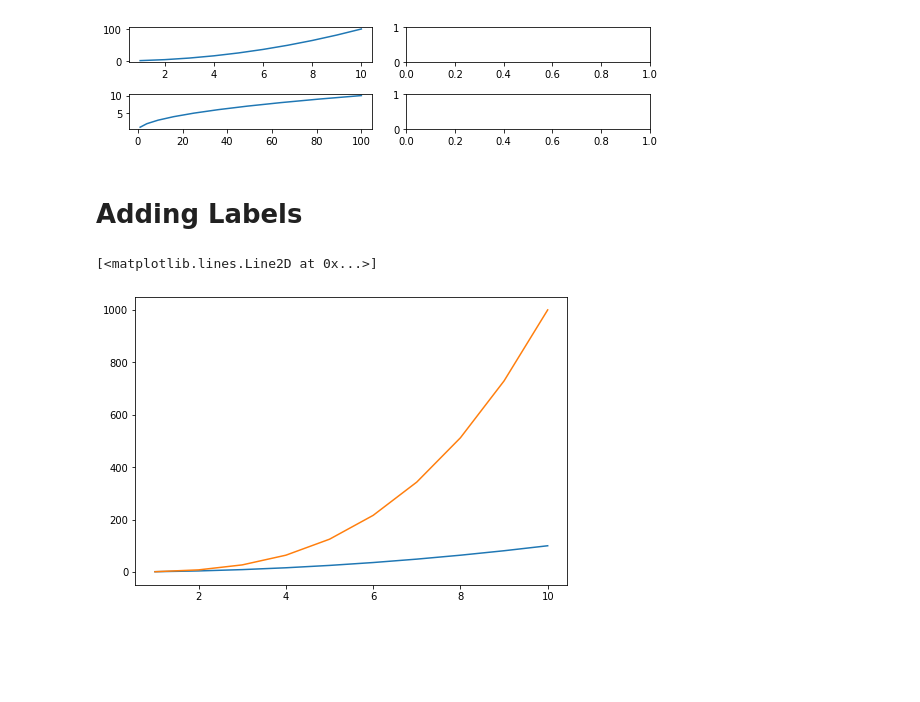
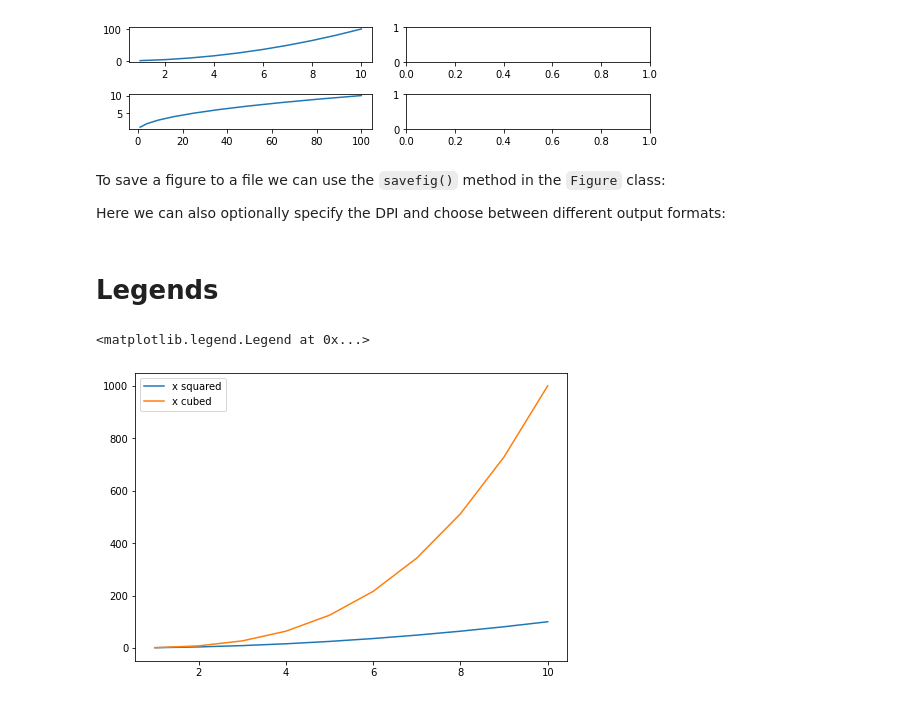
Before and after one commit to chaithrakc/DataScience-Bootcamp, a Jupyter notebook: S08Matplotlib/matplotlib-basic.ipynb, the cells around one changed output. Saved outputs shown, nothing was run; the diff lists cells and outputs as text; code cells hidden in the pictures; blank space fills up the shorter version.

```diff
--- a/S08Matplotlib/matplotlib-basic.ipynb
+++ b/S08Matplotlib/matplotlib-basic.ipynb
@@ -215,21 +262,28 @@ formats for saving the figure - png, jpeg, eps, svg, pgf, and pdf
 fig
 # %% [output]
 [figure]
+# %% [markdown]
+To save a figure to a file we can use the `savefig()` method in the `Figure` class:
+
+Here we can also optionally specify the DPI and choose between different output formats:
 # %%
 fig.savefig('my_picture.pdf', dpi=200)
-# %% [markdown]
-# Adding Labels
+# %% [markdown]
+# Legends
 # %%
 fig = plt.figure()
 
 axis = fig.add_axes([0,0,1,1])
-axis.plot(x,x**2, label='')
-axis.plot(x,x**3)
+axis.plot(x,x**2, label='x squared')
+axis.plot(x,x**3, label='x cubed')
 
 
-# its little confusing as to what each plot represents. You wouldn't want to add in a legend in an order.
-# its a two step process - call
-fig.legend()
+# its little confusing as to what each plot represents. You would want to add
+# in a legend in an order. its a two step process:
+# 1. call the legend() method
+# 2. label argument should be added
+
+axis.legend(loc='best')
 # %% [output]
-[<matplotlib.lines.Line2D at 0x...>]
+<matplotlib.legend.Legend at 0x...>
-[figure, old version]
+[figure, new version]
```
Also changed, not shown: parts of 33 cells of this notebook.
